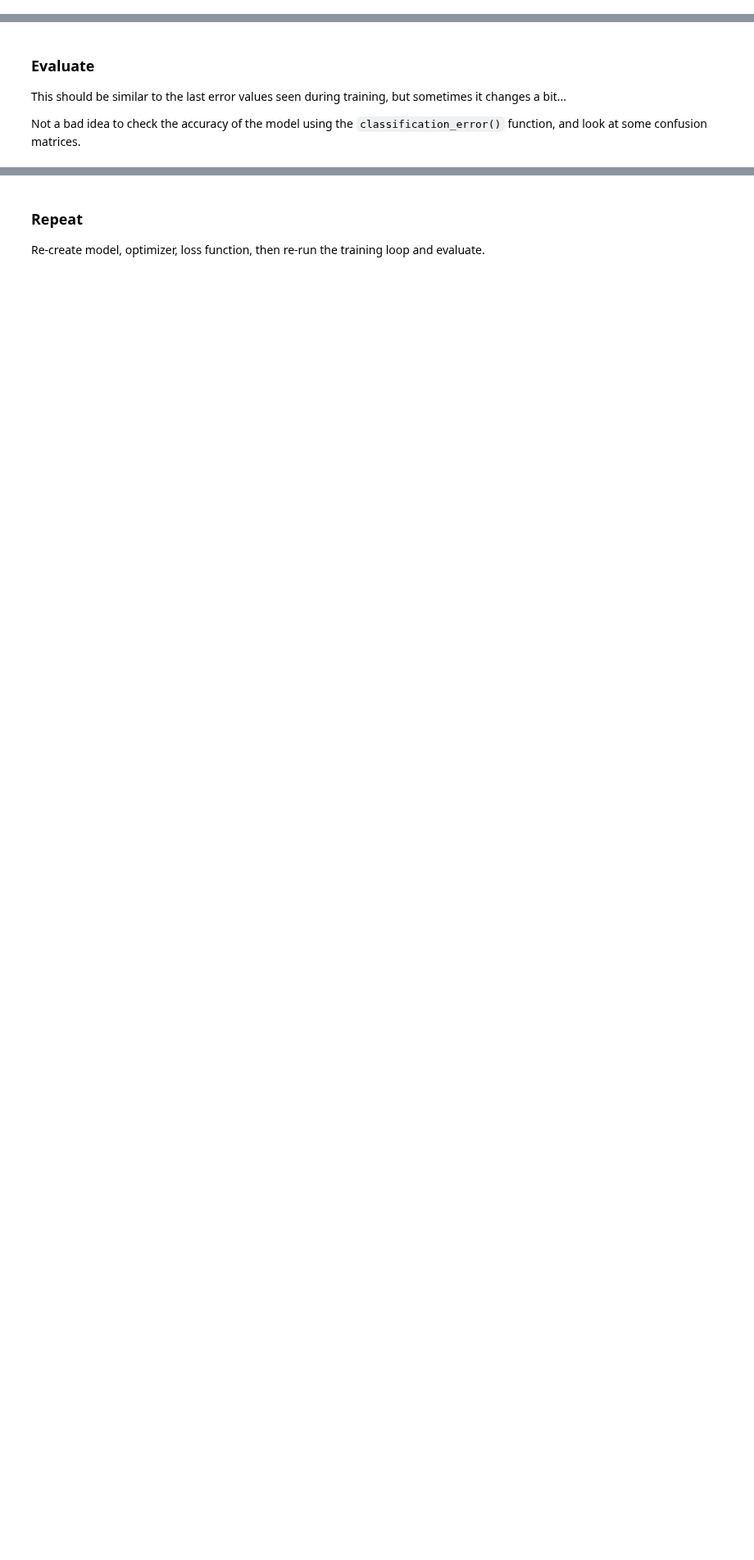
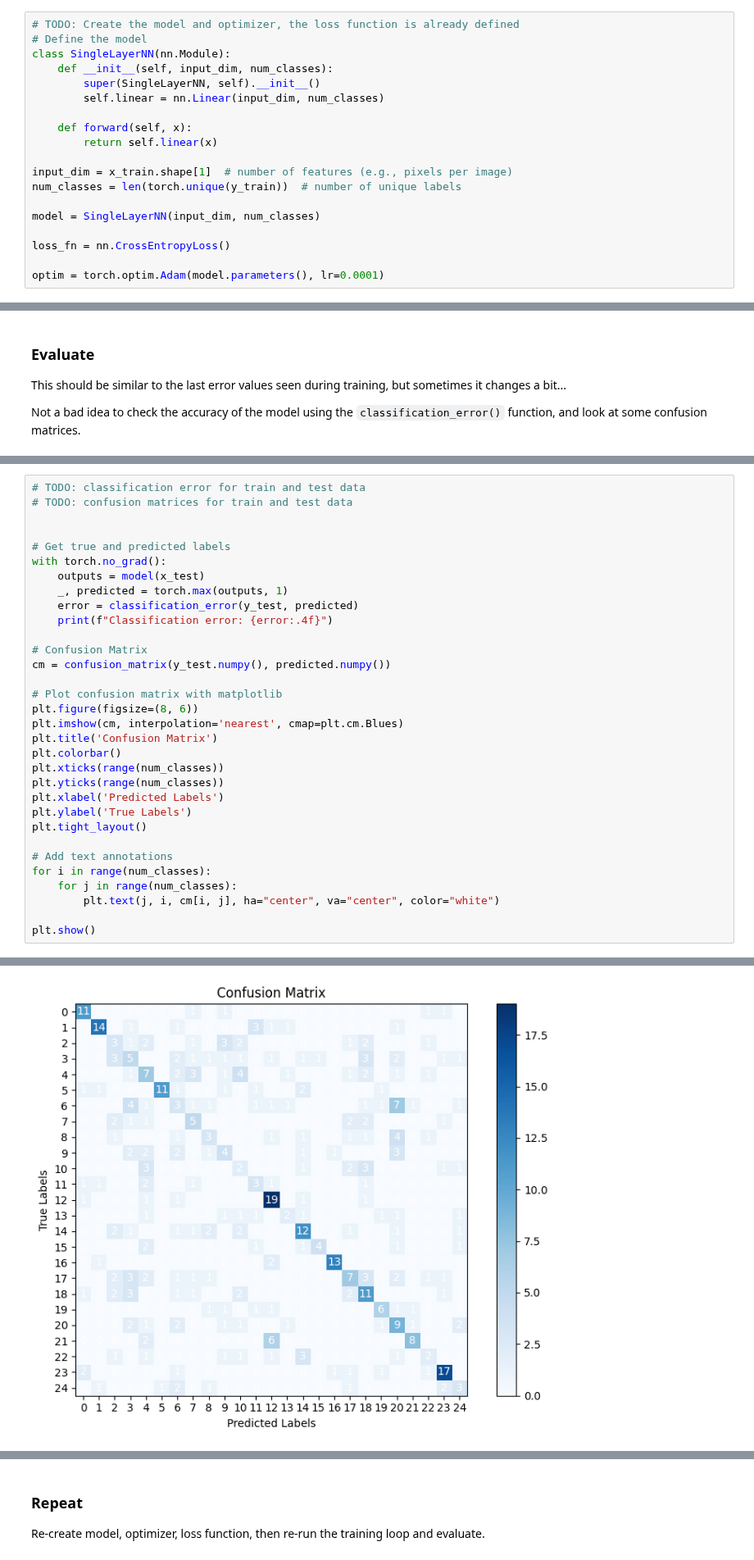
Before and after one commit to lupitavf444444/Homework12, a Jupyter notebook: Homework12.ipynb, the cells around one changed output, grey strips where cells are left out. Shown at 82% size. Saved outputs shown, nothing was run; the diff lists cells and outputs as text; blank space fills up the shorter version.

```diff
--- a/Homework12.ipynb
+++ b/Homework12.ipynb
@@ -95,0 +97,19 @@ loss_fn = nn.CrossEntropyLoss()
+# %%
+# TODO: Create the model and optimizer, the loss function is already defined
+# Define the model
+class SingleLayerNN(nn.Module):
+    def __init__(self, input_dim, num_classes):
+        super(SingleLayerNN, self).__init__()
+        self.linear = nn.Linear(input_dim, num_classes)
+
+    def forward(self, x):
+        return self.linear(x)
+
+input_dim = x_train.shape[1]  # number of features (e.g., pixels per image)
+num_classes = len(torch.unique(y_train))  # number of unique labels
+
+model = SingleLayerNN(input_dim, num_classes)
+
+loss_fn = nn.CrossEntropyLoss()
+
+optim = torch.optim.Adam(model.parameters(), lr=0.0001)
@@ -128,0 +191,33 @@ Not a bad idea to check the accuracy of the model using the `classification_erro
+# %%
+# TODO: classification error for train and test data
+# TODO: confusion matrices for train and test data
+
+
+# Get true and predicted labels
+with torch.no_grad():
+    outputs = model(x_test)
+    _, predicted = torch.max(outputs, 1)
+    error = classification_error(y_test, predicted)
+    print(f"Classification error: {error:.4f}")
+
+# Confusion Matrix
+cm = confusion_matrix(y_test.numpy(), predicted.numpy())
+
+# Plot confusion matrix with matplotlib
+plt.figure(figsize=(8, 6))
+plt.imshow(cm, interpolation='nearest', cmap=plt.cm.Blues)
+plt.title('Confusion Matrix')
+plt.colorbar()
+plt.xticks(range(num_classes))
+plt.yticks(range(num_classes))
+plt.xlabel('Predicted Labels')
+plt.ylabel('True Labels')
+plt.tight_layout()
+
+# Add text annotations
+for i in range(num_classes):
+    for j in range(num_classes):
+        plt.text(j, i, cm[i, j], ha="center", va="center", color="white")
+
+plt.show()
+# %% [output]
@@ -129,3 +225,4 @@ Not a bad idea to check the accuracy of the model using the `classification_erro
+[figure, added]
 # %% [markdown]
 ## Neural Networks and PCA
 
```
Also changed, not shown: parts of 14 cells of this notebook.
